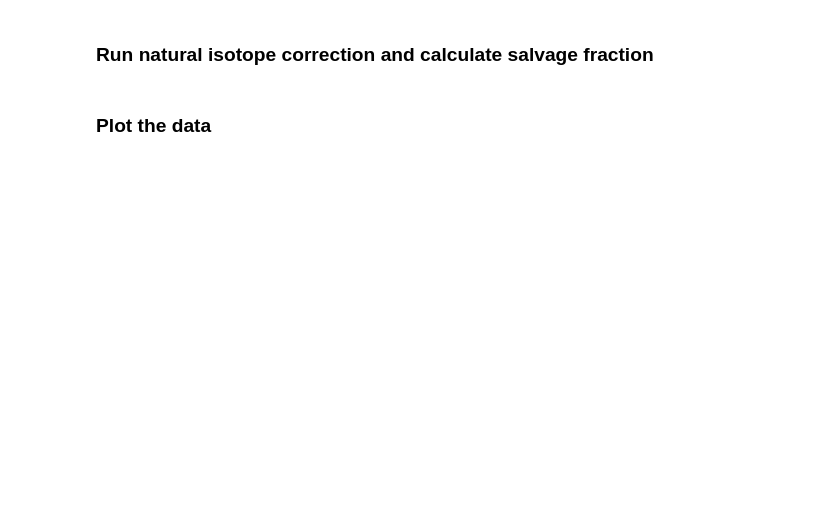
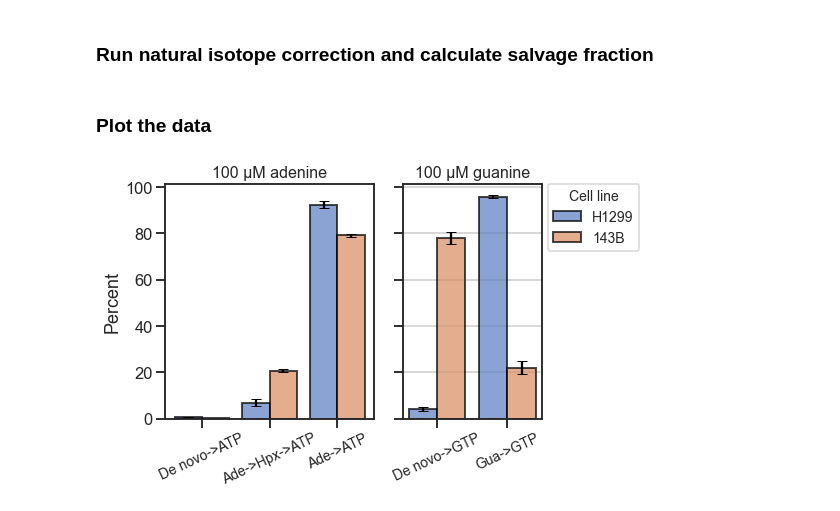
Before and after one commit to krdav/lab-work, a Jupyter notebook: nucleotide_salvage_tracing/Vec-Asn-Uri-Hpx-Ad-Gu/data_processing.ipynb, the cells around one changed output. Cells and saved outputs as stored; diff of their text form; code cells hidden in the pictures; blank space fills up the shorter version.

Commit message:
purine salvage fraction

```diff
--- a/nucleotide_salvage_tracing/Vec-Asn-Uri-Hpx-Ad-Gu/data_processing.ipynb
+++ b/nucleotide_salvage_tracing/Vec-Asn-Uri-Hpx-Ad-Gu/data_processing.ipynb
@@ -497,0 +561,50 @@ pp.close()
+# %%
+pur_sal_frac = pd.read_excel('output/sal-frac.xlsx')
+# %%
+### Plot the purine salvage ###
+fig, (ax1, ax2) = plt.subplots(1, 2, figsize=(8, 5), gridspec_kw={'width_ratios': [3, 2]}, sharey=True)
+
+mask = (pur_sal_frac['Salvage_metabolite'] == 'Ade')
+g1 = sns.barplot(ax=ax1, y="Mean", x="Path", hue="Cell line", data=pur_sal_frac[mask], linewidth=2, edgecolor='black', alpha=0.7)
+
+x = [i+e for i in range(0, 3) for e in [-0.2, 0.2]]
+y = pur_sal_frac[mask].sort_values(by=['Path', 'Cell line'], ascending=False)['Mean'].values
+yerr = pur_sal_frac[mask].sort_values(by=['Path', 'Cell line'], ascending=False)['Stdev'].values
+g1.errorbar(y=y, x=x, yerr=yerr, fmt='none', color='black', capsize=5)
+
+
+#g1.grid(True, axis='y')
+g1.set_ylabel('Percent');
+g1.set_xlabel('');
+g1.legend_.remove()
+g1.set_xticklabels(g1.get_xticklabels(), rotation=25, size=14)
+# g1.set_title('Adenine salvage', size=14)
+g1.set_title('100 µM adenine', size=16)
+
+# Plot the all other AAs:
+mask2 = (pur_sal_frac['Salvage_metabolite'] == 'Gua')
+g2 = sns.barplot(ax=ax2, y="Mean", x="Path", hue="Cell line", data=pur_sal_frac[mask2], capsize=.1, errwidth=2, edgecolor='black', linewidth=2, alpha=0.7)
+
+x = [i+e for i in range(0, 2) for e in [-0.2, 0.2]]
+y = pur_sal_frac[mask2].sort_values(by=['Path', 'Cell line'], ascending=(True, False))['Mean'].values
+yerr = pur_sal_frac[mask2].sort_values(by=['Path', 'Cell line'], ascending=(True, False))['Stdev'].values
+g2.errorbar(y=y, x=x, yerr=yerr, fmt='none', color='black', capsize=5)
+
+g2.grid(True, axis='y')
+g2.set_ylabel('');
+g2.set_xlabel('');
+g2.set_xticklabels(g2.get_xticklabels(), rotation=25, size=14);
+g2.set_title('100 µM guanine', size=16)
+
+# Add legend:
+old_legend = g2.legend_
+handles = old_legend.legendHandles
+labels = ['H1299', '143B']
+title = 'Sampling time'
+g2.legend(handles, labels, loc='upper left', bbox_to_anchor=(1.04, 1), borderaxespad=0, fontsize=14, title='Cell line', title_fontsize=14);
+
+# Show/save:
+fig.tight_layout()
+fig.savefig('output/purine_salvage.pdf', bbox_inches='tight')
+# %% [output]
+[figure, added]
```
Also changed, not shown: parts of 2 cells of this notebook, 27 other files.
